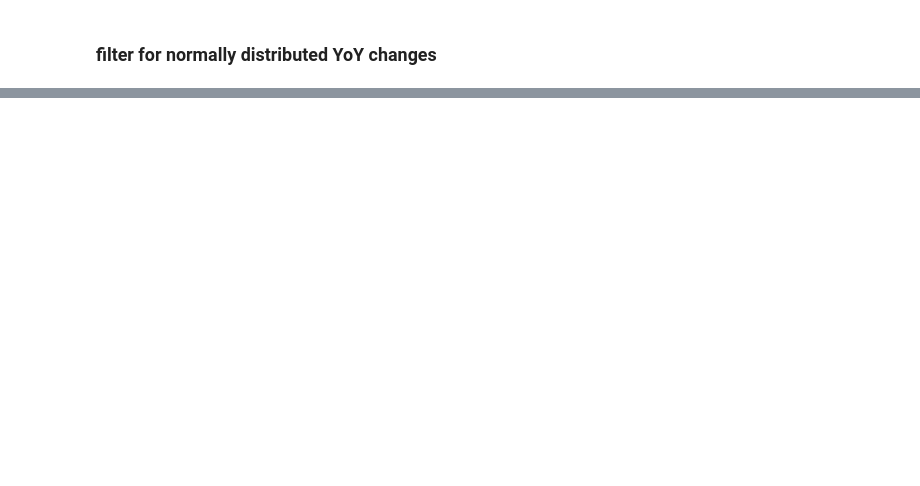
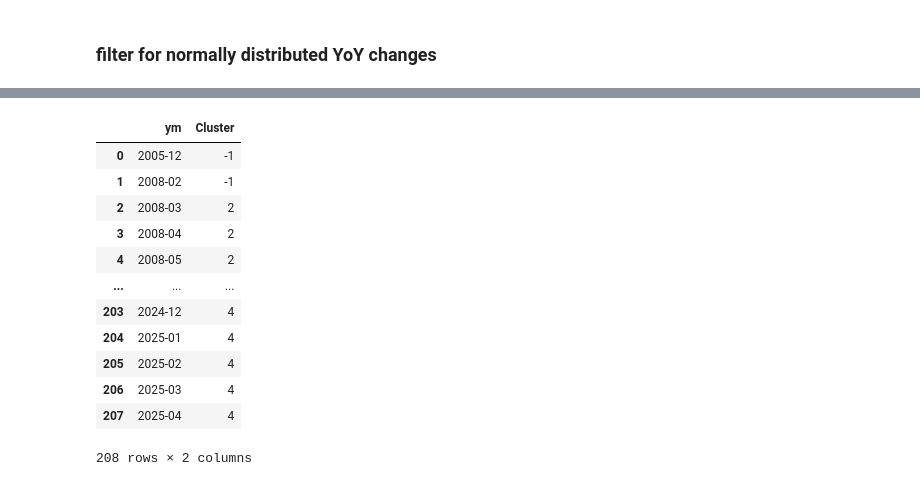
Before and after one commit to jangelchik/quant_projects, a Jupyter notebook: macro_backbone.ipynb, the cells around one changed output, grey strips where cells are left out. Cells and saved outputs as stored; diff of their text form; code cells hidden in the pictures; blank space fills up the shorter version.

```diff
--- a/macro_backbone.ipynb
+++ b/macro_backbone.ipynb
@@ -371,0 +463,16 @@ df_yoy
+# %%
+df_c
+# %% [output]
+|  | ym | Cluster |
+| 0 | 2005-12 | -1 |
+| 1 | 2008-02 | -1 |
+| 2 | 2008-03 | 2 |
+| 3 | 2008-04 | 2 |
+| 4 | 2008-05 | 2 |
+| ... | ... | ... |
+| 203 | 2024-12 | 4 |
+| 204 | 2025-01 | 4 |
+| 205 | 2025-02 | 4 |
+| 206 | 2025-03 | 4 |
+| 207 | 2025-04 | 4 |
+208 rows × 2 columns
```
Also changed, not shown: parts of 17 cells of this notebook.
